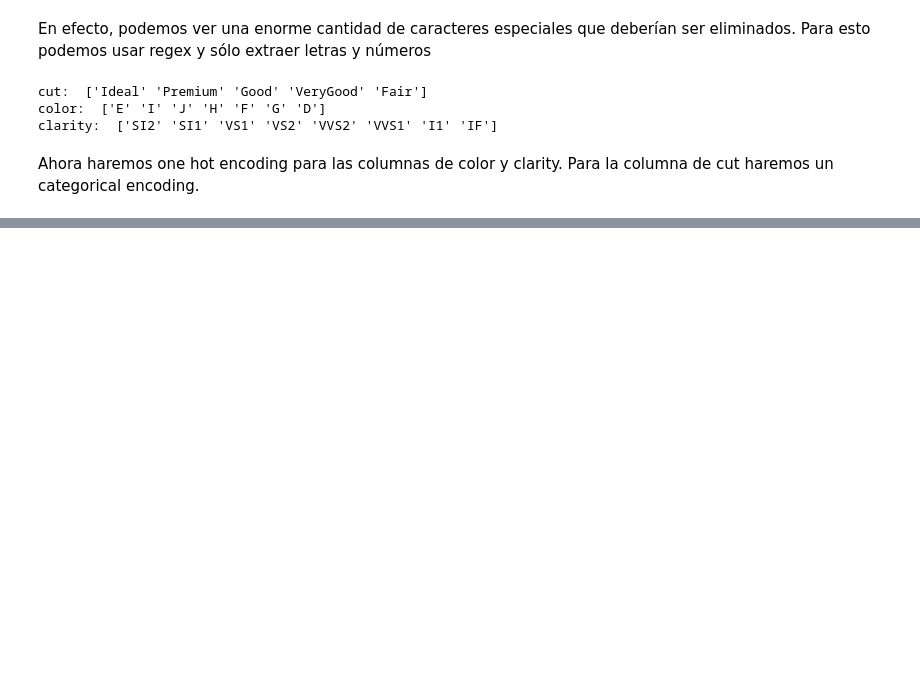
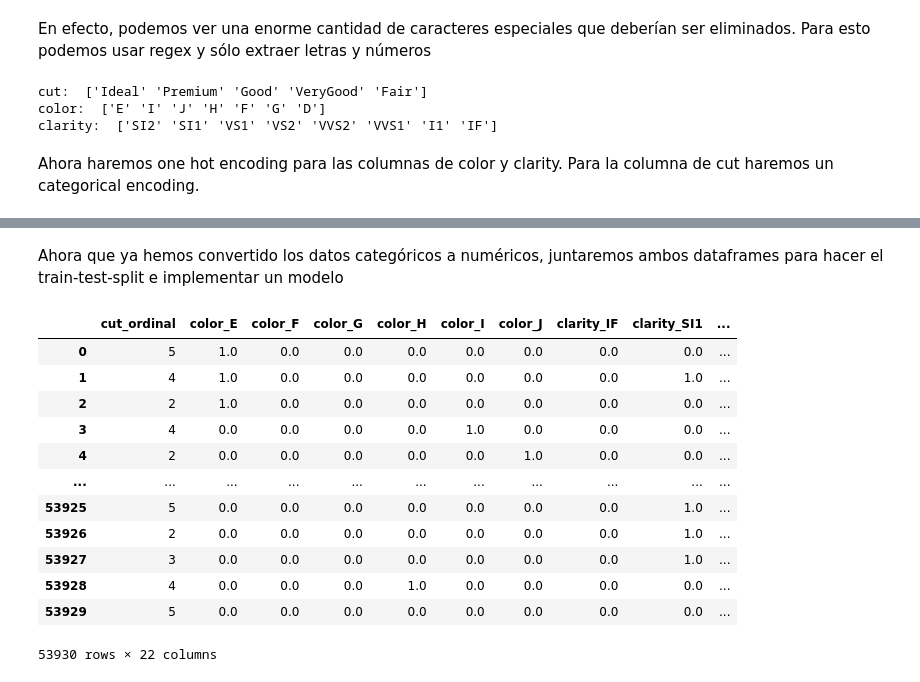
Before and after one commit to AlanMLCH/pythonDataScience, a Jupyter notebook: lapidarist/notebooks/EDA.ipynb, the cells around one changed output, grey strips where cells are left out. Cells and saved outputs as stored; diff of their text form; code cells hidden in the pictures; blank space fills up the shorter version.

```diff
--- a/lapidarist/notebooks/EDA.ipynb
+++ b/lapidarist/notebooks/EDA.ipynb
@@ -592,0 +697,20 @@ categorical_features
+# %% [markdown]
+Ahora que ya hemos convertido los datos categóricos a numéricos, juntaremos ambos dataframes para hacer el train-test-split e implementar un modelo
+# %%
+dataframe = pd.concat([categorical_features, numerical_features], axis=1)
+# %%
+dataframe
+# %% [output]
+|  | cut_ordinal | color_E | color_F | color_G | color_H | color_I | color_J | clarity_IF | clarity_SI1 | ... |
+| 0 | 5 | 1.0 | 0.0 | 0.0 | 0.0 | 0.0 | 0.0 | 0.0 | 0.0 | ... |
+| 1 | 4 | 1.0 | 0.0 | 0.0 | 0.0 | 0.0 | 0.0 | 0.0 | 1.0 | ... |
+| 2 | 2 | 1.0 | 0.0 | 0.0 | 0.0 | 0.0 | 0.0 | 0.0 | 0.0 | ... |
+| 3 | 4 | 0.0 | 0.0 | 0.0 | 0.0 | 1.0 | 0.0 | 0.0 | 0.0 | ... |
+| 4 | 2 | 0.0 | 0.0 | 0.0 | 0.0 | 0.0 | 1.0 | 0.0 | 0.0 | ... |
+| ... | ... | ... | ... | ... | ... | ... | ... | ... | ... | ... |
+| 53925 | 5 | 0.0 | 0.0 | 0.0 | 0.0 | 0.0 | 0.0 | 0.0 | 1.0 | ... |
+| 53926 | 2 | 0.0 | 0.0 | 0.0 | 0.0 | 0.0 | 0.0 | 0.0 | 1.0 | ... |
+| 53927 | 3 | 0.0 | 0.0 | 0.0 | 0.0 | 0.0 | 0.0 | 0.0 | 1.0 | ... |
+| 53928 | 4 | 0.0 | 0.0 | 0.0 | 1.0 | 0.0 | 0.0 | 0.0 | 0.0 | ... |
+| 53929 | 5 | 0.0 | 0.0 | 0.0 | 0.0 | 0.0 | 0.0 | 0.0 | 0.0 | ... |
+53930 rows × 22 columns
```
Also changed, not shown: parts of 63 cells of this notebook.
